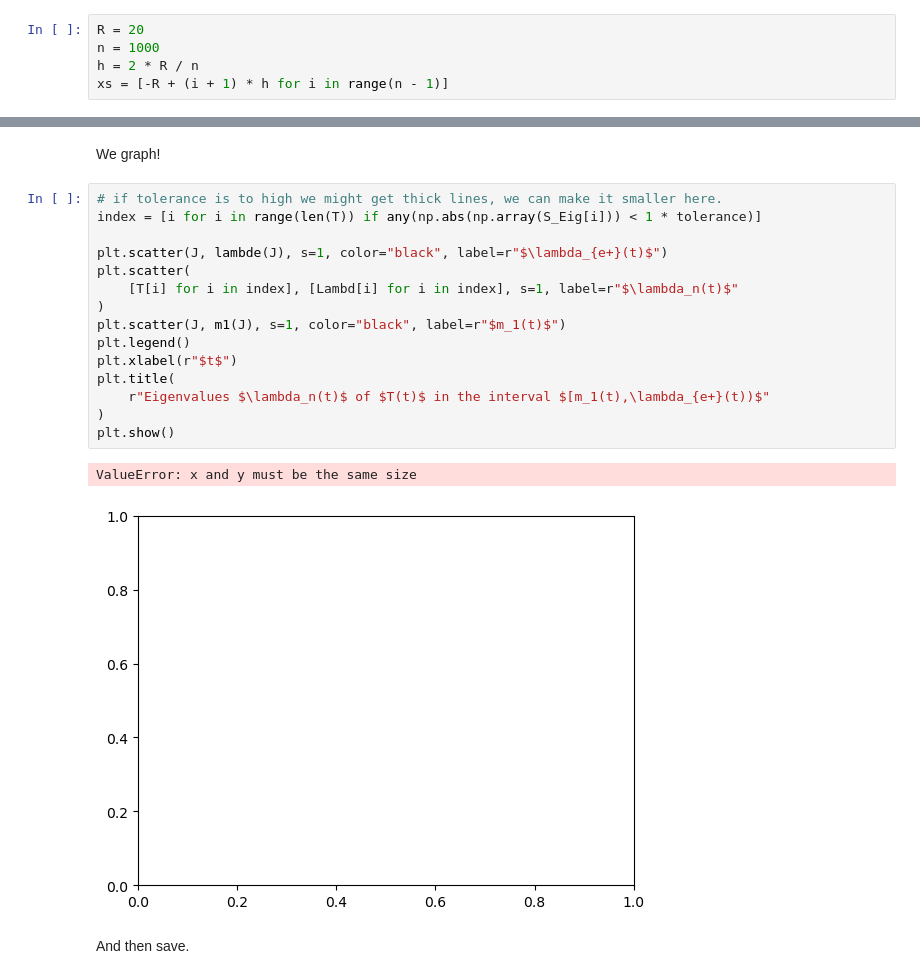
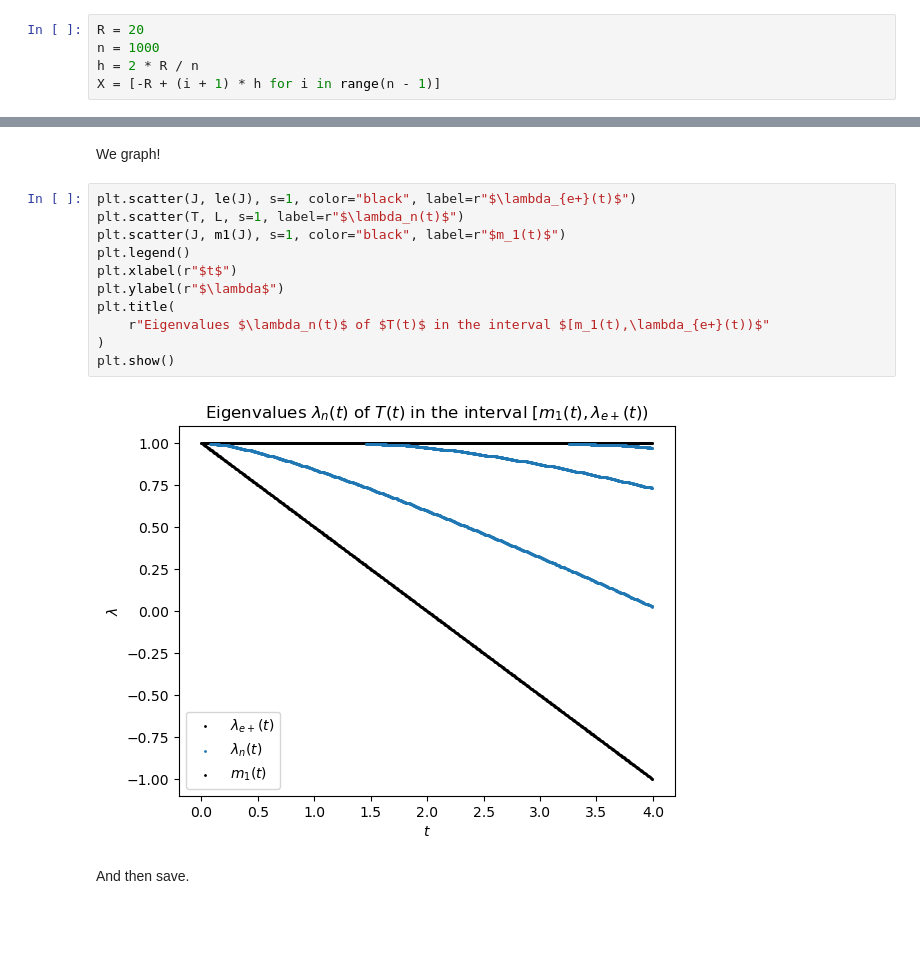
Before and after one commit to Dasame1007/Variational_Principle_Dirac_1d, a Jupyter notebook: src/Variational_Principle_Dirac_1d.ipynb, the cells around one changed output, grey strips where cells are left out. Cells and saved outputs as stored; diff of their text form; blank space fills up the shorter version.

```diff
--- a/src/Variational_Principle_Dirac_1d.ipynb
+++ b/src/Variational_Principle_Dirac_1d.ipynb
@@ -55,7 +53,7 @@ The advantage of this "basis" that $\phi_i,\phi_j$ have disjointed supports for
 R = 20
 n = 1000
 h = 2 * R / n
-xs = [-R + (i + 1) * h for i in range(n - 1)]
+X = [-R + (i + 1) * h for i in range(n - 1)]
 # %% [markdown]
 We define the functions $M_1(x,t)$, $M_2(x,t)$, $W(x)$, and the corresponding $m_1(t)$, $\lambda_{e+}(t)$, as well as the quantities $\langle S(\lambda,t)\phi_i,\phi_i\rangle$ and $\langle S(\lambda,t)\phi_i,\phi_{i+1}\rangle$.
 # %%
@@ -172,22 +160,17 @@ len(T) = 1791
 # %% [markdown]
 We graph!
 # %%
-# if tolerance is to high we might get thick lines, we can make it smaller here.
-index = [i for i in range(len(T)) if any(np.abs(np.array(S_Eig[i])) < 1 * tolerance)]
-
-plt.scatter(J, lambde(J), s=1, color="black", label=r"$\lambda_{e+}(t)$")
-plt.scatter(
-    [T[i] for i in index], [Lambd[i] for i in index], s=1, label=r"$\lambda_n(t)$"
-)
+plt.scatter(J, le(J), s=1, color="black", label=r"$\lambda_{e+}(t)$")
+plt.scatter(T, L, s=1, label=r"$\lambda_n(t)$")
 plt.scatter(J, m1(J), s=1, color="black", label=r"$m_1(t)$")
 plt.legend()
 plt.xlabel(r"$t$")
+plt.ylabel(r"$\lambda$")
 plt.title(
     r"Eigenvalues $\lambda_n(t)$ of $T(t)$ in the interval $[m_1(t),\lambda_{e+}(t))$"
 )
 plt.show()
 # %% [output]
-ValueError: x and y must be the same size
-[figure, old version]
+[figure, new version]
 # %% [markdown]
 And then save.
```
Also changed, not shown: parts of 8 cells of this notebook, 4 other files.
